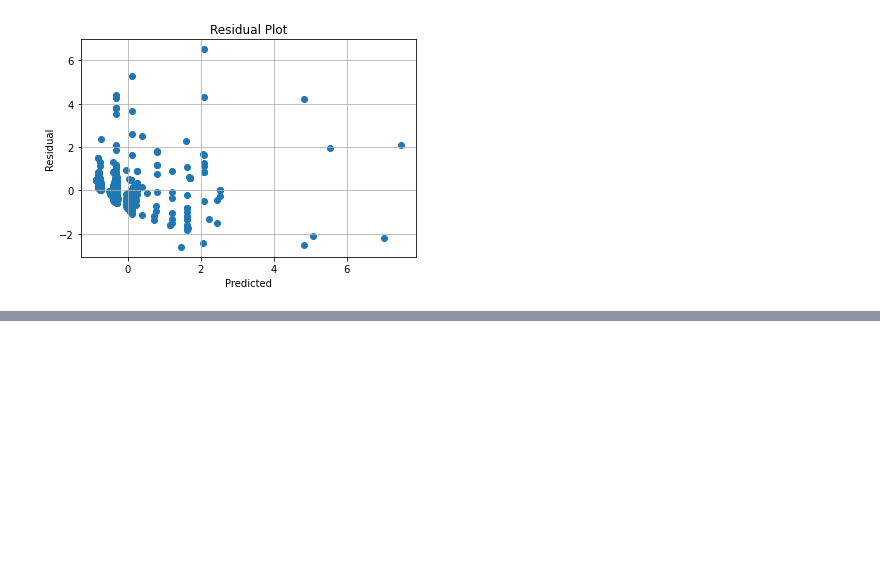
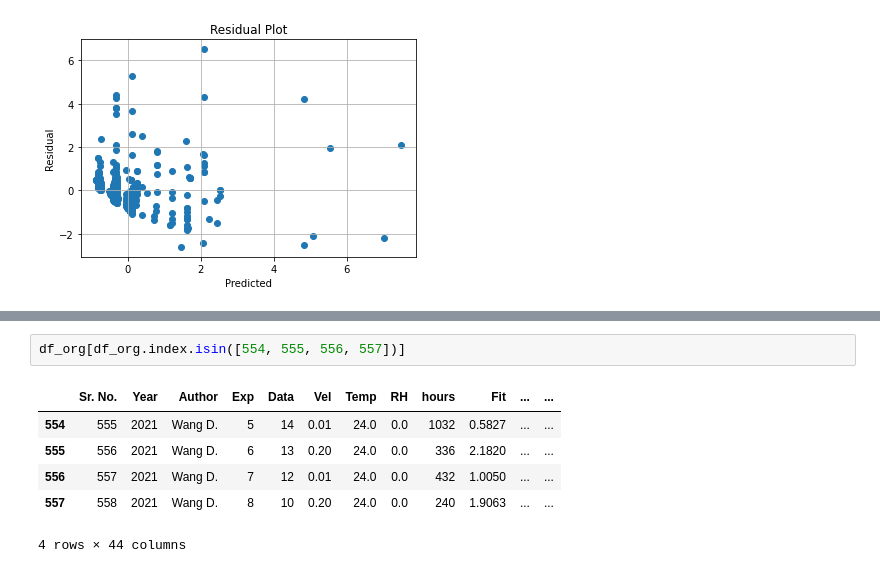
Before and after one commit to ameyak2310/Regressor_ProcessTimePredictor, a Jupyter notebook: calc_pTime_MLROLS.ipynb, the cells around one changed output, grey strips where cells are left out. Cells and saved outputs as stored; diff of their text form; blank space fills up the shorter version.

```diff
--- a/calc_pTime_MLROLS.ipynb
+++ b/calc_pTime_MLROLS.ipynb
@@ -309,0 +350,9 @@ plot_resid_fitted(model_3.fittedvalues,
+# %%
+df_org[df_org.index.isin([554, 555, 556, 557])]
+# %% [output]
+|  | Sr. No. | Year | Author | Exp | Data | Vel | Temp | RH | hours | Fit | ... | ... |
+| 554 | 555 | 2021 | Wang D. | 5 | 14 | 0.01 | 24.0 | 0.0 | 1032 | 0.5827 | ... | ... |
+| 555 | 556 | 2021 | Wang D. | 6 | 13 | 0.20 | 24.0 | 0.0 | 336 | 2.1820 | ... | ... |
+| 556 | 557 | 2021 | Wang D. | 7 | 12 | 0.01 | 24.0 | 0.0 | 432 | 1.0050 | ... | ... |
+| 557 | 558 | 2021 | Wang D. | 8 | 10 | 0.20 | 24.0 | 0.0 | 240 | 1.9063 | ... | ... |
+4 rows × 44 columns
```
Also changed, not shown: parts of 7 cells of this notebook, 1 other file.
